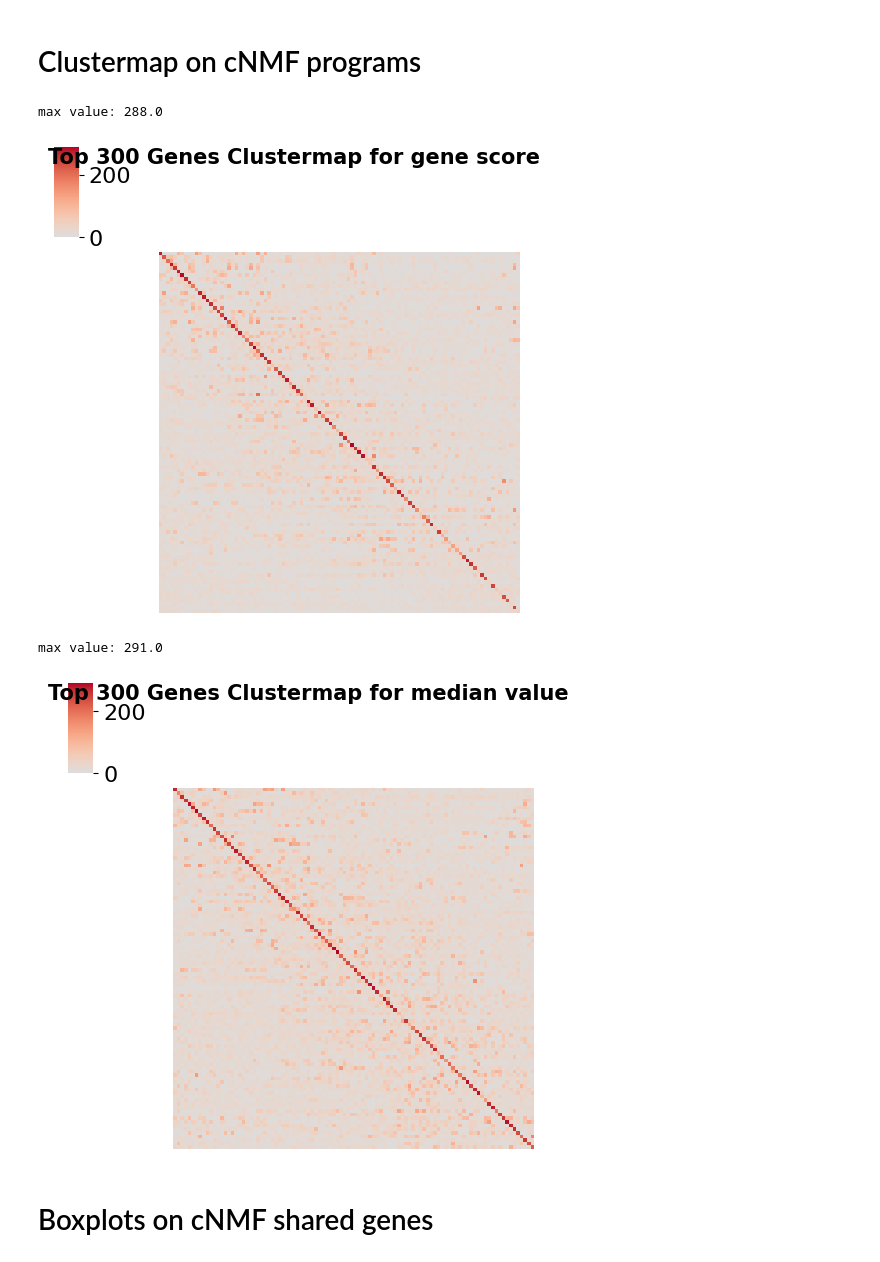
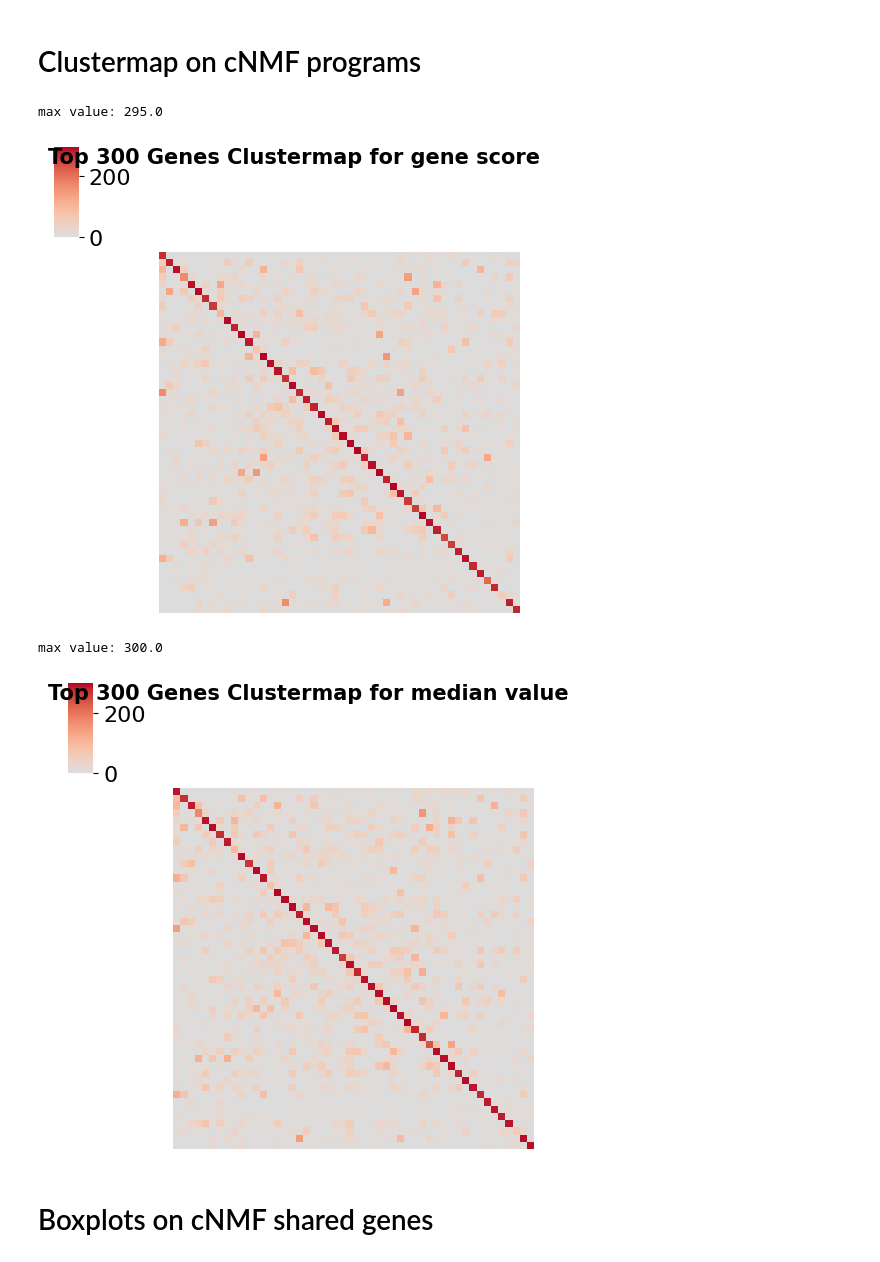
Before and after one commit to EngreitzLab/cNMF_benchmarking, a Jupyter notebook: cNMF_benchmarking_pipeline/Plotting/JupterNote_Version/cNMF_k_quality.ipynb, the cells around one changed output. Cells and saved outputs as stored; diff of their text form; code cells hidden in the pictures.

```diff
--- a/cNMF_benchmarking_pipeline/Plotting/JupterNote_Version/cNMF_k_quality.ipynb
+++ b/cNMF_benchmarking_pipeline/Plotting/JupterNote_Version/cNMF_k_quality.ipynb
@@ -17,26 +17,26 @@ from Plotting.src import program_corr,program_euclidean, top_genes_overlap,sort_
 from Plotting.src import convert_with_mygene, convert_adata_with_mygene, read_npz
 # %%
 
-output_dir_1 = "/oak/stanford/groups/engreitz/Users/ymo/NMF_re-inplementing/Results/torch-cNMF_evaluation/online/RTX"
-output_dir_2 = "/oak/stanford/groups/engreitz/Users/ymo/NMF_re-inplementing/Results/sk-cNMF_evaluation/091425_100k_10iter_1000batiter_Htol_sk_cd_frobenius"
-run_name_1 = "092525_100k_cells_10iter_torch_halsvar_online_e7_shuffled_RTX"
-run_name_2 = "091425_100k_10iter_1000batiter_Htol_sk_cd_frobenius_all"
+output_dir_1 = "/oak/stanford/groups/engreitz/Users/ymo/IGVF_ccperturbseq/Result"
+output_dir_2 = "/oak/stanford/groups/engreitz/Users/ymo/IGVF_ccperturbseq/Result/"
+run_name_1 = "020326_100k_cells_100iter_allHVG_torch_halsvar_batch_e7_50"
+run_name_2 = "020926_100k_cells_100iter_allHVG_torch_halsvar_batch_e7_50"
 # %% [markdown]
 # Clustermap on cNMF programs
 # %%
 # gene score matrix
-consensus_clustermap(100, output_dir_1, output_dir_2, run_name_1, run_name_2, sel_thresh_1=2.0, sel_thresh_2=2.0,
+consensus_clustermap(50, output_dir_1, output_dir_2, run_name_1, run_name_2, sel_thresh_1=0.2, sel_thresh_2=0.2,
  figsize = (5,5),  gene_num = 300, title = "Top 300 Genes Clustermap for gene score", gene_score = True)
 # %% [output]
-max value: 288.0
+max value: 295.0
-[figure, old version]
+[figure, new version]
 # %%
 # median matrix
-consensus_clustermap(100, output_dir_1, output_dir_2, run_name_1, run_name_2, sel_thresh_1=0.4, sel_thresh_2=0.8,
+consensus_clustermap(50, output_dir_1, output_dir_2, run_name_1, run_name_2, sel_thresh_1=0.2, sel_thresh_2=0.2,
 figsize = (5,5),  gene_num = 300, title = "Top 300 Genes Clustermap for median value", gene_score=False)
 # %% [output]
-max value: 291.0
+max value: 300.0
-[figure, old version]
+[figure, new version]
 # %% [markdown]
 # Boxplots on cNMF shared genes
 # %%
```
Also changed, not shown: 14 other files.
